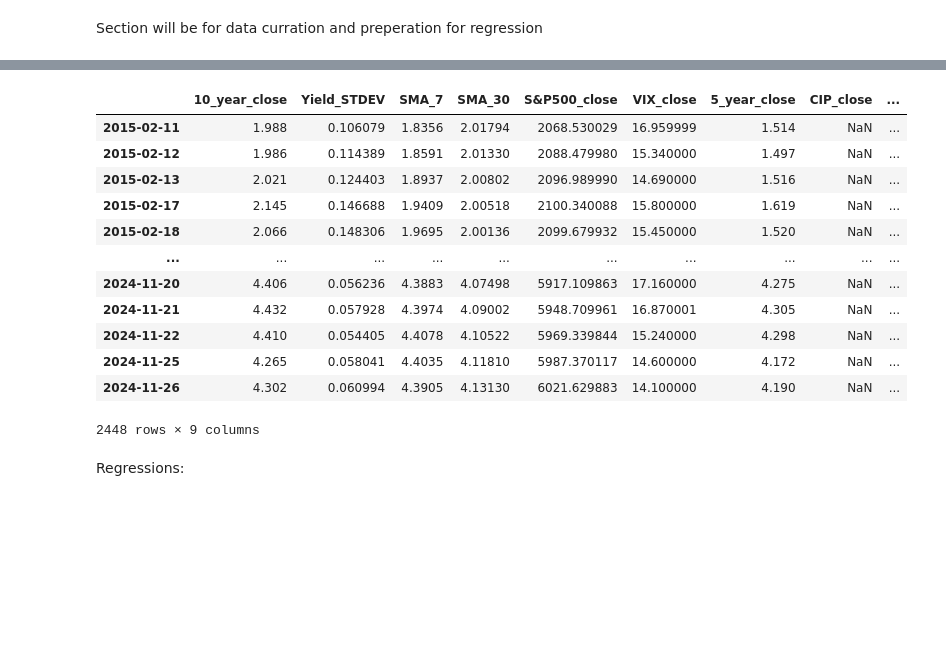
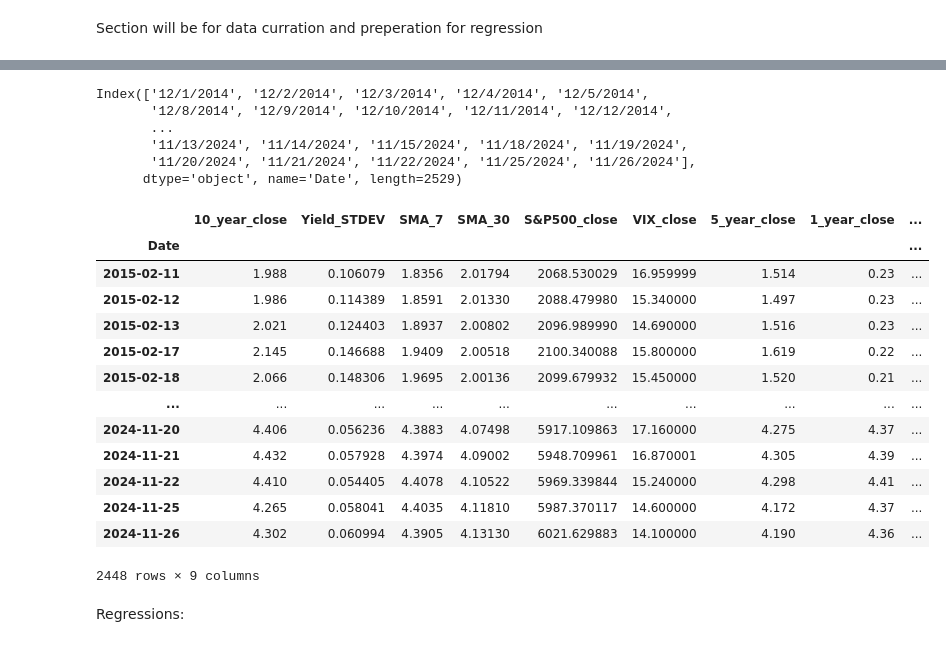
Before and after one commit to MichaelRicardo77/DS2500Proj, a Jupyter notebook: initial_working.ipynb, the cells around one changed output, grey strips where cells are left out. Saved outputs shown, nothing was run; the diff lists cells and outputs as text; code cells hidden in the pictures; blank space fills up the shorter version.

Commit message:
Cleaning Datetime

```diff
--- a/initial_working.ipynb
+++ b/initial_working.ipynb
@@ -117,13 +82,11 @@ cpi = cpi.rename(columns={'Close': 'CIP_close'})
 # %%
-#Data for the 1 year Treasury Bill (Pulled in via CSV)
 one_year_csv = '1year_bond_master.csv'
 One_Year = external_csv(one_year_csv)
-One_Year = One_Year.drop(columns='Open')
+One_Year = One_Year.drop(columns=['Open', 'High', 'Low'])
 # %%
 #Further cleaning needed for the 1 year, flipping the rows, eliminating % sign within each
 One_Year = One_Year.iloc[::-1]
-One_Year = One_Year.drop(columns=['High', 'Low'])
-One_Year['Close'] = One_Year['Close'].str.replace('%', '')
+One_Year['Close'] = One_Year['Close'].str.rstrip('%').astype(float)
 
 One_Year = One_Year.rename(columns={'Close': '1_year_close'})
-One_Year
+One_Year = One_Year.set_index('Date')
@@ -197,29 +146,44 @@ def combine(df_first, dfs):
         df_mained: Combined df_main with df1 & df2
     """
     for df in dfs:
+        # Ensure indices are aligned and consistent
+        df.index = pd.to_datetime(df.index)
         df_first = pd.concat([df_first, df], axis=1)
     return df_first
+# %%
+One_Year.index
+# %% [output]
+Index(['12/1/2014', '12/2/2014', '12/3/2014', '12/4/2014', '12/5/2014',
+       '12/8/2014', '12/9/2014', '12/10/2014', '12/11/2014', '12/12/2014',
+       ...
+       '11/13/2024', '11/14/2024', '11/15/2024', '11/18/2024', '11/19/2024',
+       '11/20/2024', '11/21/2024', '11/22/2024', '11/25/2024', '11/26/2024'],
+      dtype='object', name='Date', length=2529)
 # %%
 #merging the dfs from above into the 10 year bond
-dfs = [SP500, VIX, Five_Year, cpi, One_Year]
+dfs = [SP500, VIX, Five_Year, One_Year, cpi]
 df_first = Ten_Year_Complete
 final_df = combine(df_first, dfs)
-final_df = final_df.dropna(subset=['10_year_close' , 'SMA_7', 'SMA_30', '10_year_close', 'S&P500_close', '1_year_close'])
 final_df
+final_df.to_csv('Imrpvoed.csv', index=False)
-# %% [output]
-|  | 10_year_close | Yield_STDEV | SMA_7 | SMA_30 | S&P500_close | VIX_close | 5_year_close | CIP_close | ... |
-| 2015-02-11 | 1.988 | 0.106079 | 1.8356 | 2.01794 | 2068.530029 | 16.959999 | 1.514 | NaN | ... |
-| 2015-02-12 | 1.986 | 0.114389 | 1.8591 | 2.01330 | 2088.479980 | 15.340000 | 1.497 | NaN | ... |
-| 2015-02-13 | 2.021 | 0.124403 | 1.8937 | 2.00802 | 2096.989990 | 14.690000 | 1.516 | NaN | ... |
-| 2015-02-17 | 2.145 | 0.146688 | 1.9409 | 2.00518 | 2100.340088 | 15.800000 | 1.619 | NaN | ... |
-| 2015-02-18 | 2.066 | 0.148306 | 1.9695 | 2.00136 | 2099.679932 | 15.450000 | 1.520 | NaN | ... |
-| ... | ... | ... | ... | ... | ... | ... | ... | ... | ... |
-| 2024-11-20 | 4.406 | 0.056236 | 4.3883 | 4.07498 | 5917.109863 | 17.160000 | 4.275 | NaN | ... |
-| 2024-11-21 | 4.432 | 0.057928 | 4.3974 | 4.09002 | 5948.709961 | 16.870001 | 4.305 | NaN | ... |
-| 2024-11-22 | 4.410 | 0.054405 | 4.4078 | 4.10522 | 5969.339844 | 15.240000 | 4.298 | NaN | ... |
-| 2024-11-25 | 4.265 | 0.058041 | 4.4035 | 4.11810 | 5987.370117 | 14.600000 | 4.172 | NaN | ... |
-| 2024-11-26 | 4.302 | 0.060994 | 4.3905 | 4.13130 | 6021.629883 | 14.100000 | 4.190 | NaN | ... |
-2448 rows × 9 columns
+# %%
+final_df = final_df.dropna(subset=['10_year_close' , 'SMA_7', 'SMA_30', '10_year_close', 'S&P500_close','1_year_close'])
+final_df
+# %% [output]
+|  | 10_year_close | Yield_STDEV | SMA_7 | SMA_30 | S&P500_close | VIX_close | 5_year_close | 1_year_close | ... |
+| Date |  |  |  |  |  |  |  |  | ... |
+| 2015-02-11 | 1.988 | 0.106079 | 1.8356 | 2.01794 | 2068.530029 | 16.959999 | 1.514 | 0.23 | ... |
+| 2015-02-12 | 1.986 | 0.114389 | 1.8591 | 2.01330 | 2088.479980 | 15.340000 | 1.497 | 0.23 | ... |
+| 2015-02-13 | 2.021 | 0.124403 | 1.8937 | 2.00802 | 2096.989990 | 14.690000 | 1.516 | 0.23 | ... |
+| 2015-02-17 | 2.145 | 0.146688 | 1.9409 | 2.00518 | 2100.340088 | 15.800000 | 1.619 | 0.22 | ... |
+| 2015-02-18 | 2.066 | 0.148306 | 1.9695 | 2.00136 | 2099.679932 | 15.450000 | 1.520 | 0.21 | ... |
+| ... | ... | ... | ... | ... | ... | ... | ... | ... | ... |
+| 2024-11-20 | 4.406 | 0.056236 | 4.3883 | 4.07498 | 5917.109863 | 17.160000 | 4.275 | 4.37 | ... |
+| 2024-11-21 | 4.432 | 0.057928 | 4.3974 | 4.09002 | 5948.709961 | 16.870001 | 4.305 | 4.39 | ... |
+| 2024-11-22 | 4.410 | 0.054405 | 4.4078 | 4.10522 | 5969.339844 | 15.240000 | 4.298 | 4.41 | ... |
+| 2024-11-25 | 4.265 | 0.058041 | 4.4035 | 4.11810 | 5987.370117 | 14.600000 | 4.172 | 4.37 | ... |
+| 2024-11-26 | 4.302 | 0.060994 | 4.3905 | 4.13130 | 6021.629883 | 14.100000 | 4.190 | 4.36 | ... |
+2448 rows × 9 columns
 # %% [markdown]
 Regressions:
 # %%
```
Also changed, not shown: parts of 21 cells of this notebook, 13 other files.
